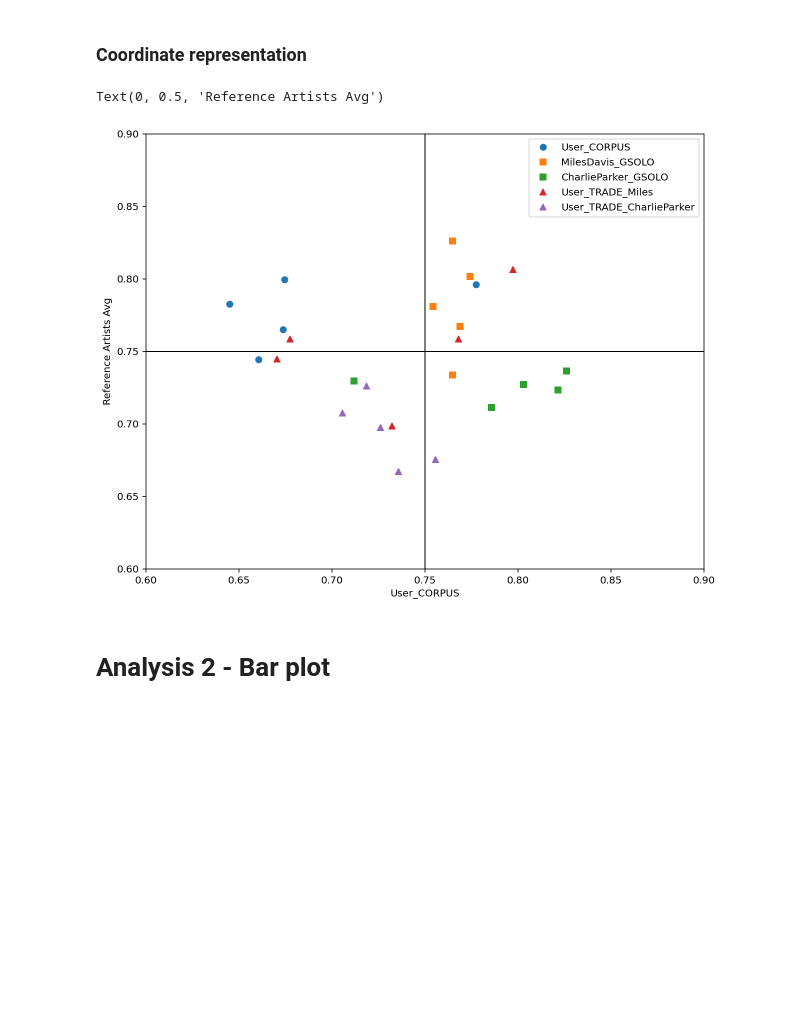
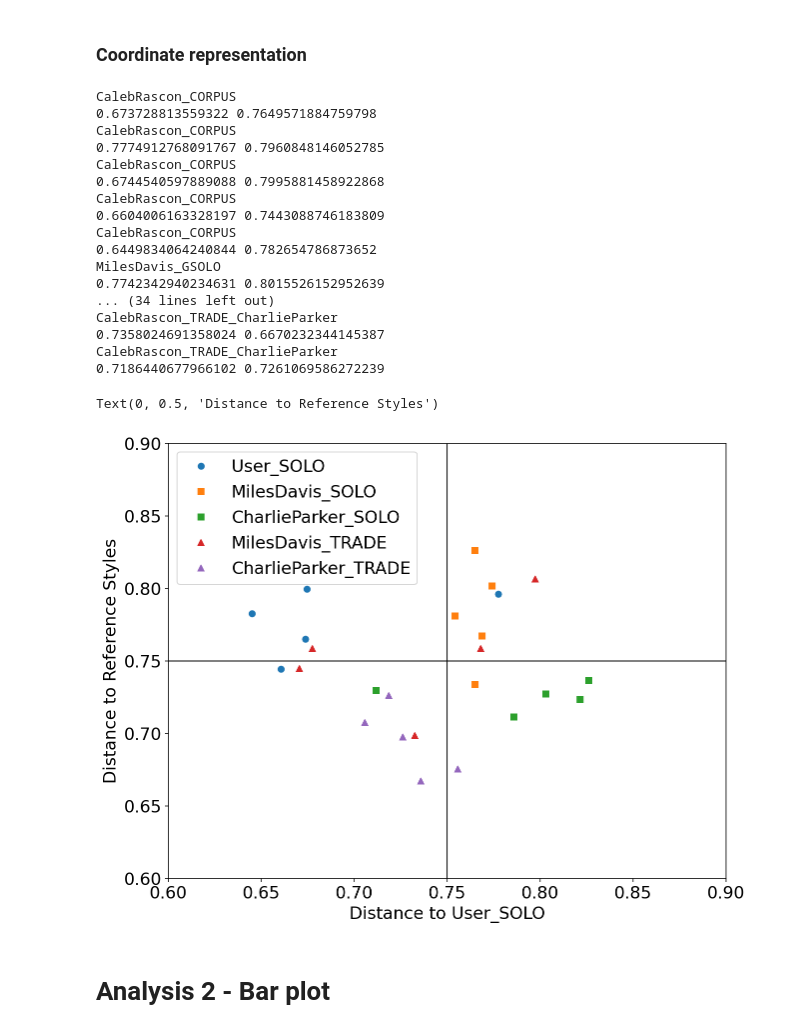
Before and after one commit to Sirivasv/AlRyNo, a Jupyter notebook: CaseStudy/CCE_DataGroups_ANALYSIS.ipynb, the cells around one changed output. Cells and saved outputs as stored; diff of their text form; code cells hidden in the pictures; blank space fills up the shorter version.

Commit message:
added updated graphs

```diff
--- a/CaseStudy/CCE_DataGroups_ANALYSIS.ipynb
+++ b/CaseStudy/CCE_DataGroups_ANALYSIS.ipynb
@@ -10,6 +10,7 @@ import time
 from IPython.display import display
 
 np.random.seed(777)
+plt.rcParams.update({'font.size': 17})
 # %%
 def replace_verbose_name(verbose_name):
     verbose_name = verbose_name.replace("MIDI_Grammar_SOLO_LEN12", "GSOLO")
@@ -116,34 +117,55 @@ for keynameX_i in list(axis_X.keys()):
 # %%
 markers_plt = ['o', 's', 's', '^', '^', '^', '>', 's', 'd', ',']
 # ['o', '.', ',', 'x', '+', 'v', '^', '<', '>', 's', 'd']
 marker_i = 0
 plt.figure(figsize=(10,8))
 plt.xlim(0.6, 0.9);
 plt.ylim(0.6, 0.9);
 
 for keyname_i in axis_X:
     current_X_values = []
     current_Y_values = []
     if ("CalebRascon_GSOLO" == keyname_i) or ("CalebRascon_TRADE_Caleb" == keyname_i) :
         continue
     for i in range(len(axis_X[keyname_i])):
-        # print(axis_X[keyname_i][i], axis_Y[keyname_i][i])
+        print(keyname_i)
+        print(axis_X[keyname_i][i], axis_Y[keyname_i][i])
         current_X_values.append(axis_X[keyname_i][i])
         current_Y_values.append(axis_Y[keyname_i][i])
 
     keyname_i = keyname_i.replace("CalebRascon", "User")
-
+    keyname_i = keyname_i.replace("CORPUS", "SOLO")
+    keyname_i = keyname_i.replace("GSOLO", "SOLO")
+    keyname_i = keyname_i.replace("User_TRADE_Miles", "MilesDavis_TRADE")
+    keyname_i = keyname_i.replace("User_TRADE_CharlieParker", "CharlieParker_TRADE")
     plt.plot(current_X_values, current_Y_values, markers_plt[marker_i], label=keyname_i)
     marker_i += 1
 
 plt.plot([0.75, 0.75], [0.6, 0.9], 'k-', lw=1)
 plt.plot([0.6, 0.9], [0.75, 0.75], 'k-', lw=1)
 plt.legend(numpoints=1)
-plt.xlabel("User_CORPUS")
-plt.ylabel("Reference Artists Avg")
+plt.xlabel("Distance to User_SOLO")
+plt.ylabel("Distance to Reference Styles")
 # %% [output]
-Text(0, 0.5, 'Reference Artists Avg')
+CalebRascon_CORPUS
+0.673728813559322 0.7649571884759798
+CalebRascon_CORPUS
+0.7774912768091767 0.7960848146052785
+CalebRascon_CORPUS
+0.6744540597889088 0.7995881458922868
+CalebRascon_CORPUS
+0.6604006163328197 0.7443088746183809
+CalebRascon_CORPUS
+0.6449834064240844 0.782654786873652
+MilesDavis_GSOLO
+0.7742342940234631 0.8015526152952639
+... (34 lines left out)
+CalebRascon_TRADE_CharlieParker
+0.7358024691358024 0.6670232344145387
+CalebRascon_TRADE_CharlieParker
+0.7186440677966102 0.7261069586272239
+Text(0, 0.5, 'Distance to Reference Styles')
-[figure, old version]
+[figure, new version]
 # %% [markdown]
 # Analysis 2 - Bar plot
 # %% [markdown]
```
Also changed, not shown: parts of 7 cells of this notebook.
